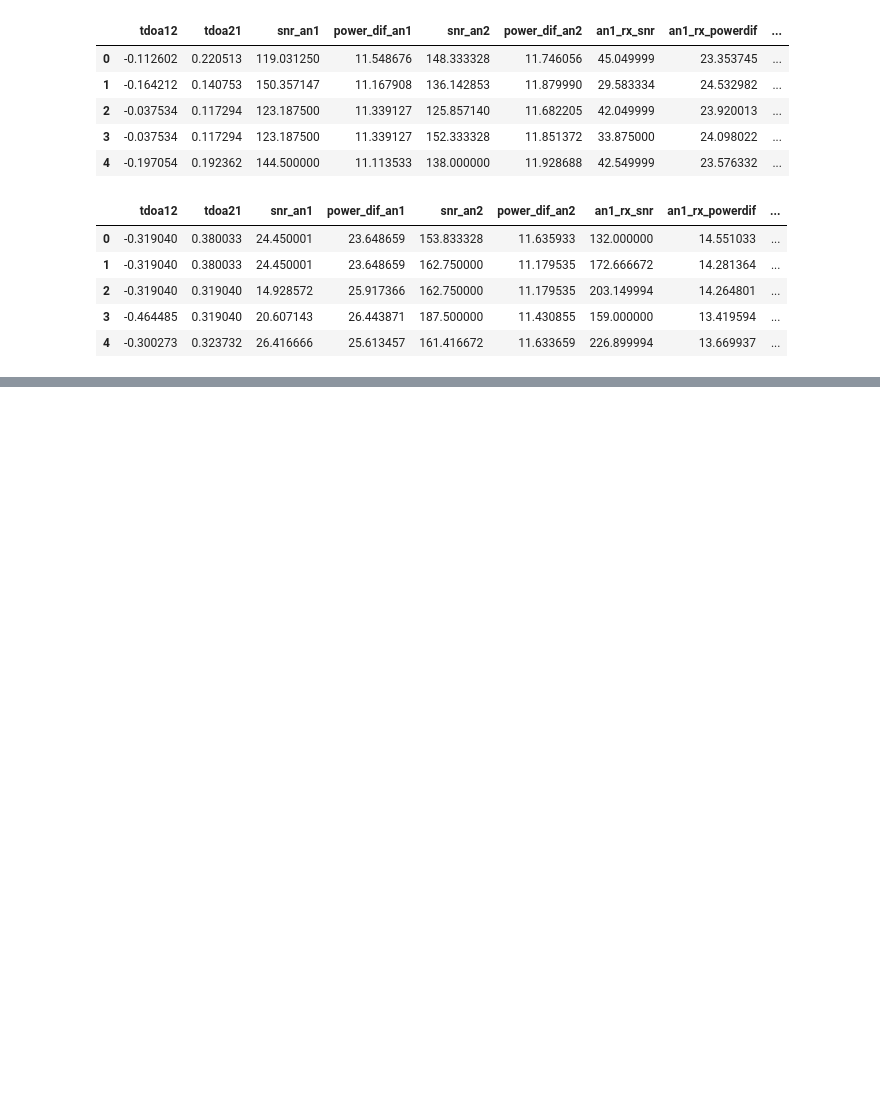
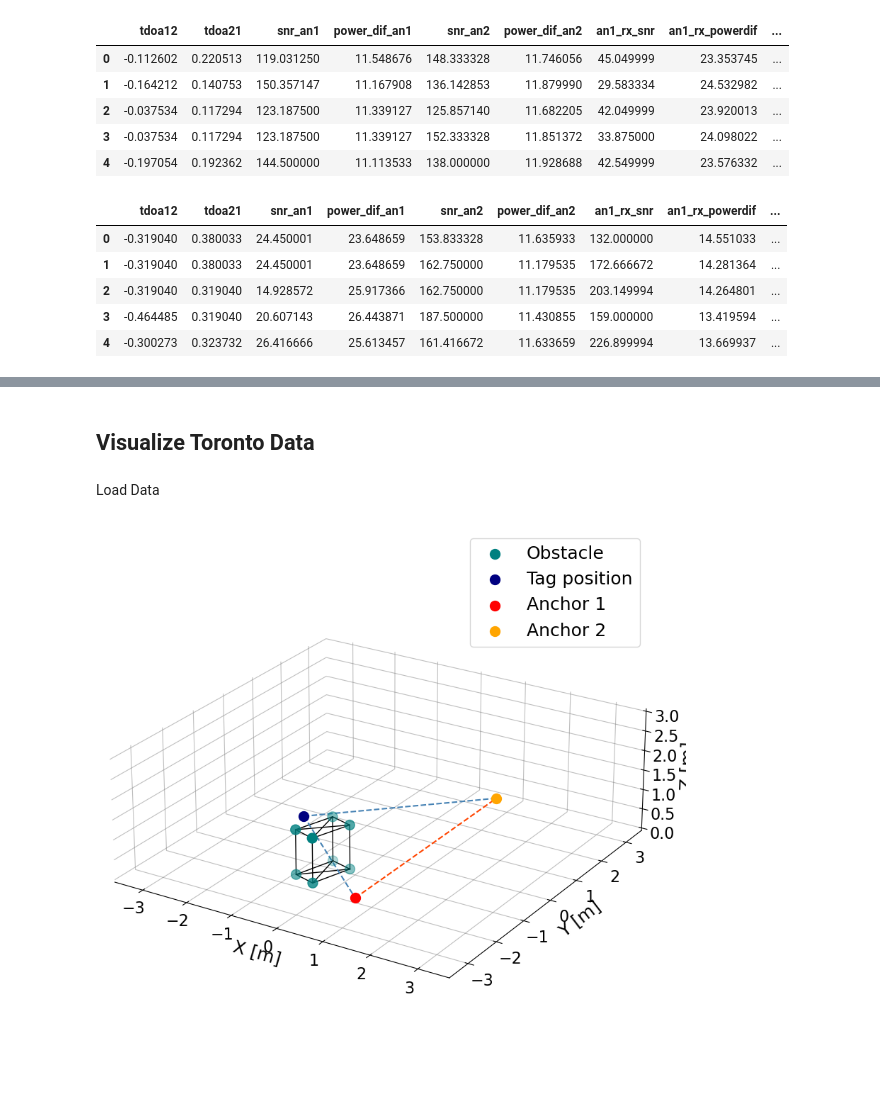
Before and after one commit to B3NToo/Identification-of-NLOS-causing-Material-in-UWB-Localization-Using-Machine-Learning-Methods, a Jupyter notebook: baseline classification/data_analysis.ipynb, the cells around one changed output, grey strips where cells are left out. Cells and saved outputs as stored; diff of their text form; code cells hidden in the pictures; blank space fills up the shorter version.

Commit message:
data spits

```diff
--- a/baseline classification/data_analysis.ipynb
+++ b/baseline classification/data_analysis.ipynb
@@ -40,0 +102,23 @@ data.head()
+# %% [markdown]
+## Visualize Toronto Data
+# %%
+FONTSIZE = 18;   TICK_SIZE = 16
+# set window background to white
+plt.rcParams['figure.facecolor'] = 'w'
+# set the labelsize of xtick and ytick
+matplotlib.rc('xtick', labelsize=TICK_SIZE)
+matplotlib.rc('ytick', labelsize=TICK_SIZE)
+# %%
+def plot_obs(ob_x,obstacle):
+    for i in range(4):
+        for j in range(i,4):
+            ob_x.plot([obstacle[i,0], obstacle[j,0]], [obstacle[i,1], obstacle[j,1]], [obstacle[i,2], obstacle[j,2]], linewidth=1, label='_nolegend_', color='k')
+
+    for i in range(4,8):
+        for j in range(i,8):
+            ob_x.plot([obstacle[i,0], obstacle[j,0]], [obstacle[i,1], obstacle[j,1]], [obstacle[i,2], obstacle[j,2]], linewidth=1, label='_nolegend_', color='k')
+
+    for i in range(4):
+        ob_x.plot([obstacle[i,0], obstacle[i+4,0]], [obstacle[i,1], obstacle[i+4,1]], [obstacle[i,2], obstacle[i+4,2]], linewidth=1, label='_nolegend_', color='k')
+# %% [markdown]
+Load Data
@@ -40,0 +180,37 @@ data.head()
+# %%
+# visualization
+# visualize the anchor, tag and obstacle
+fig_ob = plt.figure(figsize=(10, 10))
+ob_x = fig_ob.add_subplot(111, projection = '3d')
+# make the panes transparent
+ob_x.xaxis.set_pane_color((1.0, 1.0, 1.0, 0.0))
+ob_x.yaxis.set_pane_color((1.0, 1.0, 1.0, 0.0))
+ob_x.zaxis.set_pane_color((1.0, 1.0, 1.0, 0.0))
+# change the color of the grid lines
+ob_x.xaxis._axinfo["grid"]['color'] =  (0.5,0.5,0.5,0.5)
+ob_x.yaxis._axinfo["grid"]['color'] =  (0.5,0.5,0.5,0.5)
+ob_x.zaxis._axinfo["grid"]['color'] =  (0.5,0.5,0.5,0.5)
+if len(obstacle)!=0:
+    ob_x.scatter(obstacle[:,0], obstacle[:,1], obstacle[:,2], s = 100, marker='o',color='teal', label = 'Obstacle')
+
+# plot lines among obstacle vertices
+plot_obs(ob_x,obstacle)
+
+tag_dot = ob_x.scatter(tag_p[0],   tag_p[1],  tag_p[2], s = 100, marker='o',color='navy', label = 'Tag position')
+an1_dot = ob_x.scatter(an1_p[0],   an1_p[1],  an1_p[2], s = 100, marker='o',color='red', label = 'Anchor 1')
+an2_dot = ob_x.scatter(an2_p[0],   an2_p[1],  an2_p[2], s = 100, marker='o',color='orange', label = 'Anchor 2')
+# plot the line segement
+ob_x.plot([tag_p[0], an1_p[0]], [tag_p[1], an1_p[1]], [tag_p[2], an1_p[2]], linestyle ='--', color='steelblue', label='_nolegend_')
+ob_x.plot([tag_p[0], an2_p[0]], [tag_p[1], an2_p[1]], [tag_p[2], an2_p[2]], linestyle ='--', color='steelblue', label='_nolegend_')
+ob_x.plot([an1_p[0], an2_p[0]], [an1_p[1], an2_p[1]], [an1_p[2], an2_p[2]], linestyle ='--', color='orangered', label='_nolegend_')
+ob_x.set_xlim3d(-3.5, 3.5)
+ob_x.set_ylim3d(-3.5, 3.5)
+ob_x.set_zlim3d(0.0, 3.0)
+ob_x.set_xlabel(r'X [m]', fontsize = FONTSIZE)
+ob_x.set_ylabel(r'Y [m]', fontsize = FONTSIZE)
+ob_x.set_zlabel(r'Z [m]', fontsize = FONTSIZE)
+ob_x.set_box_aspect((1, 1, 0.35))               # xy aspect ratio is 1:1, but change z axis
+plt.legend(loc='best', fontsize=FONTSIZE)
+ob_x.view_init(24, -58)
+# %% [output]
+[figure, added]
```
Also changed, not shown: parts of 19 cells of this notebook, 3 other files.
